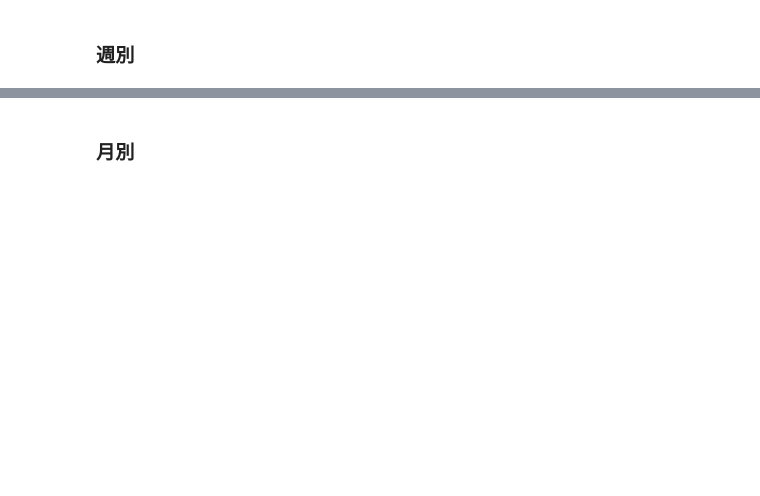
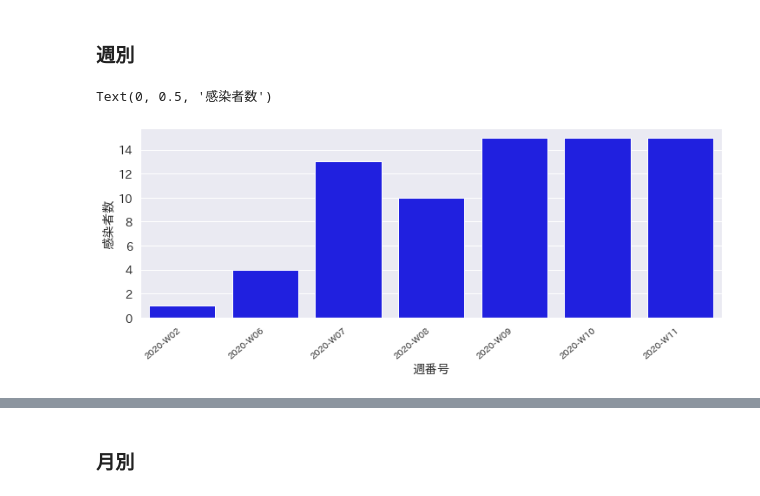
Before and after one commit to tsu-nera/hack-for-corona, a Jupyter notebook: notebooks/kanagawa-corona.ipynb, the cells around one changed output, grey strips where cells are left out. Drawn from its saved outputs; the diff is of its cells as text; code cells hidden in the pictures; blank space fills up the shorter version.

```diff
--- a/notebooks/kanagawa-corona.ipynb
+++ b/notebooks/kanagawa-corona.ipynb
@@ -128,0 +117,18 @@ Text(0, 0.5, '感染者数')
+# %%
+groupby = time_df.groupby('year_and_wom')
+# %%
+df_by_week = pd.DataFrame()
+df_by_week["感染者数"] = groupby["id"].count()
+df_by_week["累積感染者数"] = groupby["id"].count().cumsum()
+df_by_week["週番号"] = df_by_week.index
+# %%
+fig,ax = plt.subplots(figsize=(12, 4))
+
+ax = sns.barplot(x="週番号", y="感染者数", data=df_by_week, ax=ax, color="blue")
+
+ax.set_xticklabels(ax.get_xticklabels(), rotation=40, ha="right", fontsize=10)
+ax.set_xlabel('週番号')
+ax.set_ylabel('感染者数')
+# %% [output]
+Text(0, 0.5, '感染者数')
+[figure, added]
```
Also changed, not shown: parts of 23 cells of this notebook.
